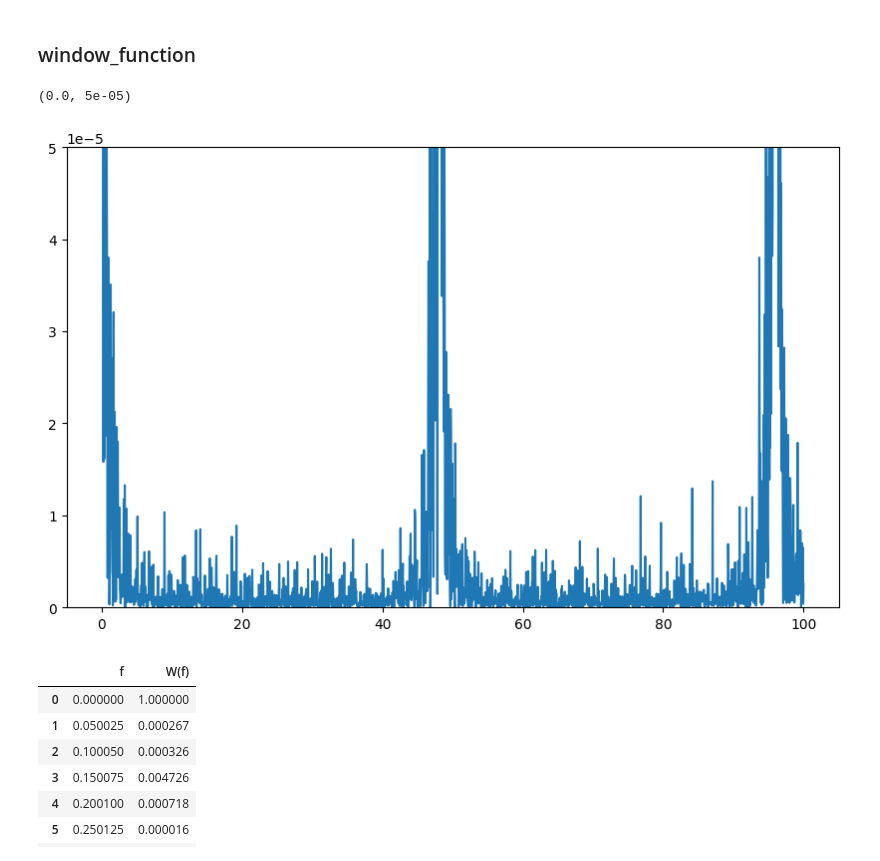
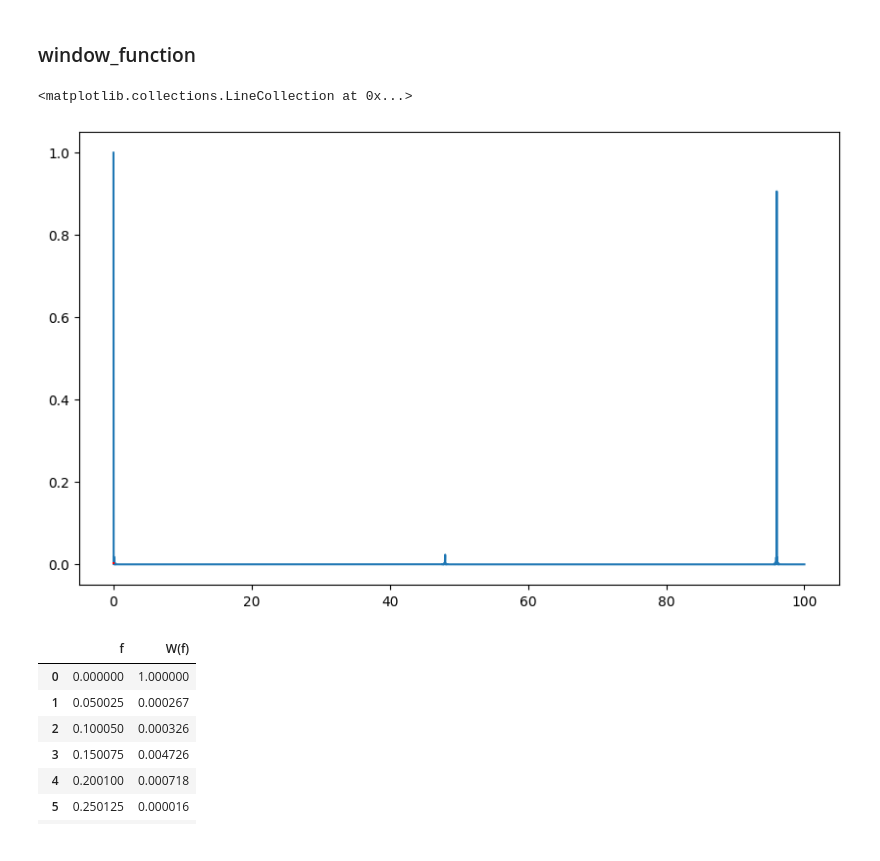
Before and after one commit to carlosccamino/asteroseismology, a Jupyter notebook: asteroseismology/tests.ipynb, the cells around one changed output. Cells and saved outputs as stored; diff of their text form; code cells hidden in the pictures.

```diff
--- a/asteroseismology/tests.ipynb
+++ b/asteroseismology/tests.ipynb
@@ -329,16 +329,18 @@ with fits.open(path) as hdul:
     data = hdul[1].data
     time = data['TIME']
 # %%
-w_f = window_function(t=time, f_min=0, f_max=100)
+w_f = window_function(t=time, f_min=0, f_max=100, resol=4000)
 
 fig = plt.figure(figsize=(10,6))
 ax1 = fig.add_subplot()
 
-ax1.plot(np.linspace(0,100, 2000), w_f)
-ax1.set_ylim(0,0.00005)
+ax1.plot(np.linspace(0,100, 4000), w_f)
+#ax1.set_ylim(0,0.02)
+#ax1.set_xlim(0, 1)
+ax1.vlines(0.07, 0, 0.005, colors='red')
 # %% [output]
-(0.0, 5e-05)
+<matplotlib.collections.LineCollection at 0x...>
-[figure, old version]
+[figure, new version]
 # %%
 my_dict = {'f': np.linspace(0,100, 2000),
            'W(f)': w_f}
```
